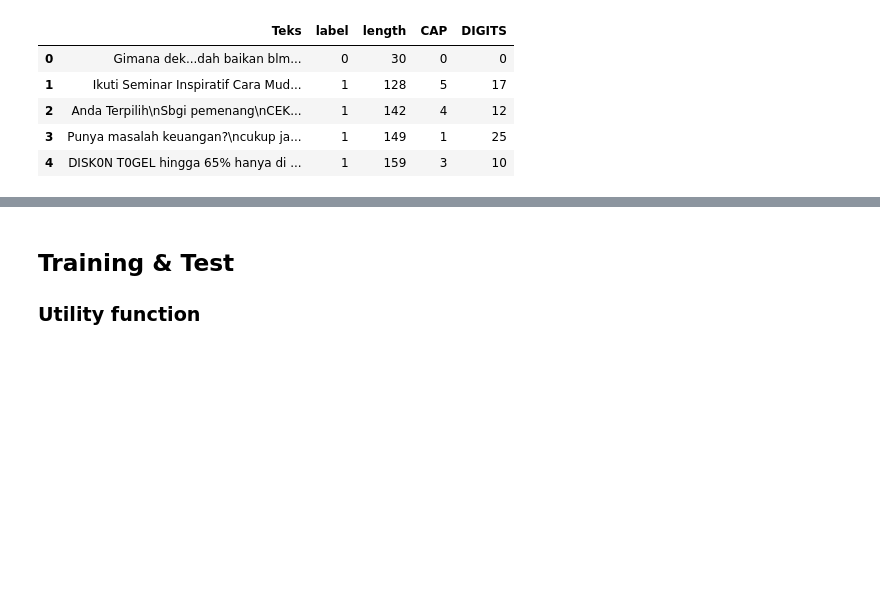
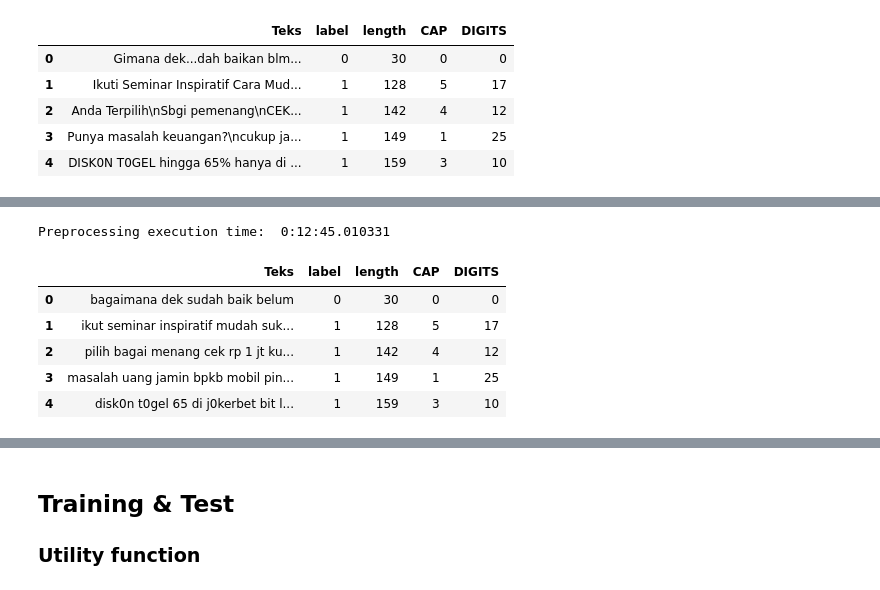
Before and after one commit to machine-learning-2018-2019-fasilkom-ui/Machina-Learning, a Jupyter notebook: DecisionTreeClassifier.ipynb, the cells around one changed output, grey strips where cells are left out. Drawn from its saved outputs; the diff is of its cells as text; code cells hidden in the pictures; blank space fills up the shorter version.

```diff
--- a/DecisionTreeClassifier.ipynb
+++ b/DecisionTreeClassifier.ipynb
@@ -14,7 +14,7 @@ import math
 import warnings
 warnings.filterwarnings('ignore')
 # %%
-df = pd.read_csv('../dataset.csv')
+df = pd.read_csv('./dataset.csv')
 print(df.shape)
 df.head()
 # %% [output]
@@ -94,0 +166,5 @@ df.head()
+# %%
+PATH_TO_KEY_NORM_FILE = './key_norm.csv'
+
+key_norm = pd.read_csv(PATH_TO_KEY_NORM_FILE).drop(['_id'], axis=1)
+key_norm.head()
@@ -94,0 +178,3 @@ df.head()
+# %%
+key_norm_dict = {key_norm['singkat'][i]:key_norm['hasil'][i] for i in range(len(key_norm))}
+key_norm_dict
@@ -94,0 +269,21 @@ df.head()
+# %%
+import time
+import datetime
+
+start = time.time()
+
+raw = df.Teks.copy()
+cleaned = pd.Series([preprocess_sms(sms) for sms in df['Teks']])
+df['Teks'] = cleaned
+
+spent = time.time() - start
+print("Preprocessing execution time: ", str(datetime.timedelta(seconds=spent)))
+df.head()
+# %% [output]
+Preprocessing execution time:  0:12:45.010331
+|  | Teks | label | length | CAP | DIGITS |
+| 0 | bagaimana dek sudah baik belum | 0 | 30 | 0 | 0 |
+| 1 | ikut seminar inspiratif mudah suk... | 1 | 128 | 5 | 17 |
+| 2 | pilih bagai menang cek rp 1 jt ku... | 1 | 142 | 4 | 12 |
+| 3 | masalah uang jamin bpkb mobil pin... | 1 | 149 | 1 | 25 |
+| 4 | disk0n t0gel 65 di j0kerbet bit l... | 1 | 159 | 3 | 10 |
```
Also changed, not shown: parts of 24 cells of this notebook.
